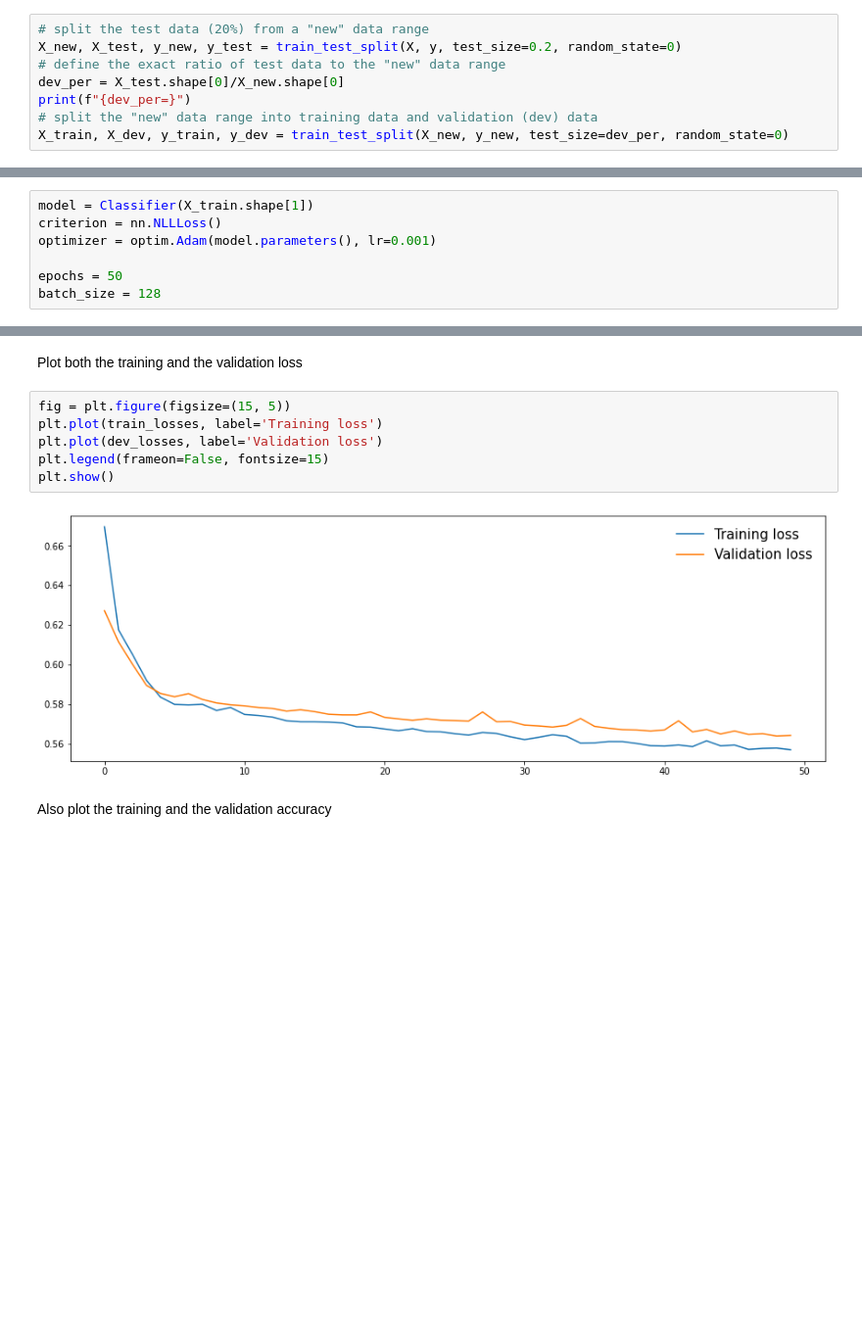
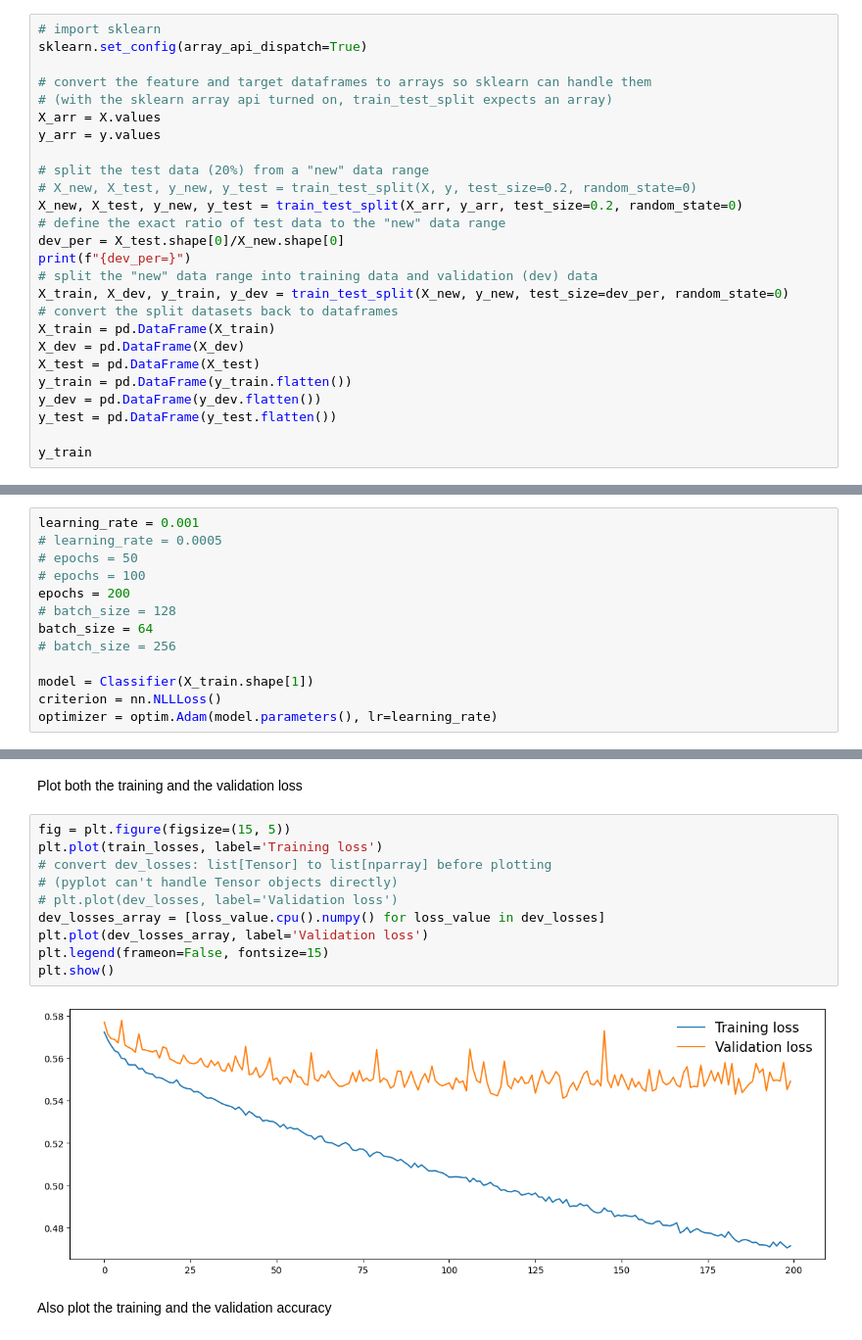
Before and after one commit to rickgladwin/ml_and_deep_learning_challenges, a Jupyter notebook: week_5_dnn_feature_learning/Practical-Learning-Week5.ipynb, the cells around one changed output, grey strips where cells are left out. Shown at 98% size. Drawn from its saved outputs; the diff is of its cells as text; blank space fills up the shorter version.

Commit message:
convert between DataFrame and nparray where needed so that the scikit-learn array API can be used in all cells

```diff
--- a/week_5_dnn_feature_learning/Practical-Learning-Week5.ipynb
+++ b/week_5_dnn_feature_learning/Practical-Learning-Week5.ipynb
@@ -233,12 +231,30 @@ Split the data into three parts:
 - validation data
 - test data
 # %%
+# import sklearn
+sklearn.set_config(array_api_dispatch=True)
+
+# convert the feature and target dataframes to arrays so sklearn can handle them
+# (with the sklearn array api turned on, train_test_split expects an array)
+X_arr = X.values
+y_arr = y.values
+
 # split the test data (20%) from a "new" data range
-X_new, X_test, y_new, y_test = train_test_split(X, y, test_size=0.2, random_state=0)
+# X_new, X_test, y_new, y_test = train_test_split(X, y, test_size=0.2, random_state=0)
+X_new, X_test, y_new, y_test = train_test_split(X_arr, y_arr, test_size=0.2, random_state=0)
 # define the exact ratio of test data to the "new" data range
 dev_per = X_test.shape[0]/X_new.shape[0]
 print(f"{dev_per=}")
 # split the "new" data range into training data and validation (dev) data
 X_train, X_dev, y_train, y_dev = train_test_split(X_new, y_new, test_size=dev_per, random_state=0)
+# convert the split datasets back to dataframes
+X_train = pd.DataFrame(X_train)
+X_dev = pd.DataFrame(X_dev)
+X_test = pd.DataFrame(X_test)
+y_train = pd.DataFrame(y_train.flatten())
+y_dev = pd.DataFrame(y_dev.flatten())
+y_test = pd.DataFrame(y_test.flatten())
+
+y_train
 # %% [output]
 dev_per=0.2500133754213258
@@ -305,12 +361,18 @@ class Classifier(nn.Module):
 # %% [markdown]
 Instantiate the model and define all the variables required to train the model. Set the number of epochs to 50 and the batch size to 128. Use a learning rate of 0.001:
 # %%
+learning_rate = 0.001
+# learning_rate = 0.0005
+# epochs = 50
+# epochs = 100
+epochs = 200
+# batch_size = 128
+batch_size = 64
+# batch_size = 256
+
 model = Classifier(X_train.shape[1])
 criterion = nn.NLLLoss()
-optimizer = optim.Adam(model.parameters(), lr=0.001)
-
-epochs = 50
-batch_size = 128
+optimizer = optim.Adam(model.parameters(), lr=learning_rate)
 # %% [markdown]
 Train the network using the training sets. Use the validation sets to measure performance. To do this, save the loss and the accuracy for both the training and validation sets in each epoch:
 # %%
@@ -384,11 +476,15 @@ Plot both the training and the validation loss
 # %%
 fig = plt.figure(figsize=(15, 5))
 plt.plot(train_losses, label='Training loss')
-plt.plot(dev_losses, label='Validation loss')
+# convert dev_losses: list[Tensor] to list[nparray] before plotting
+# (pyplot can't handle Tensor objects directly)
+# plt.plot(dev_losses, label='Validation loss')
+dev_losses_array = [loss_value.cpu().numpy() for loss_value in dev_losses]
+plt.plot(dev_losses_array, label='Validation loss')
 plt.legend(frameon=False, fontsize=15)
 plt.show()
 # %% [output]
-[figure, old version]
+[figure, new version]
 # %% [markdown]
 Also plot the training and the validation accuracy
 # %%
```
Also changed, not shown: parts of 14 cells of this notebook, 3 other files.
